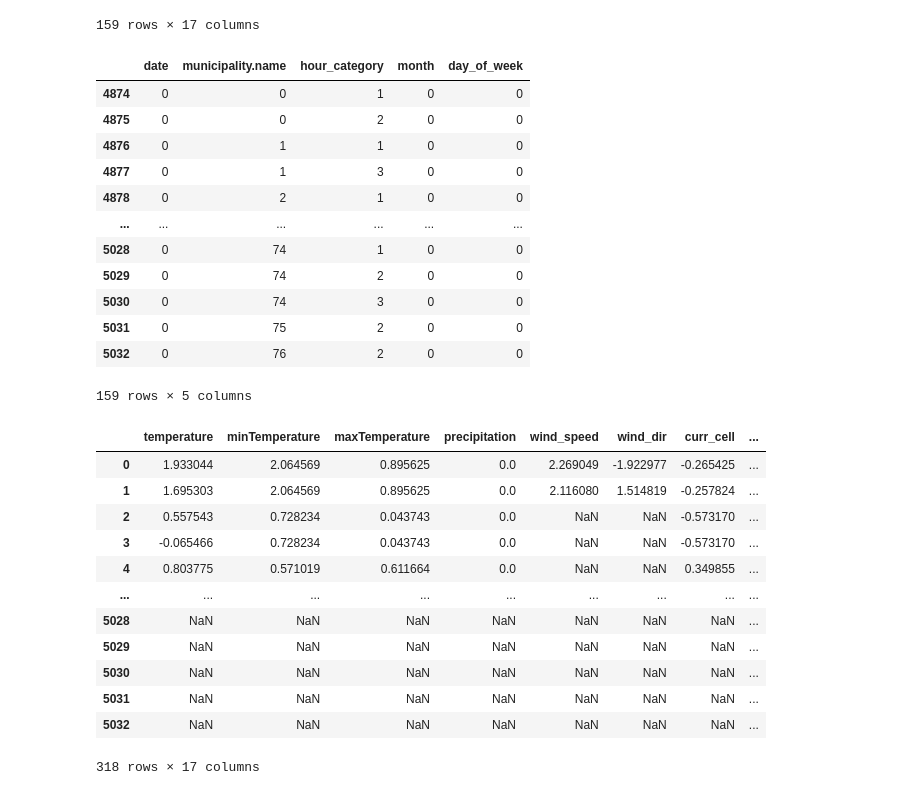
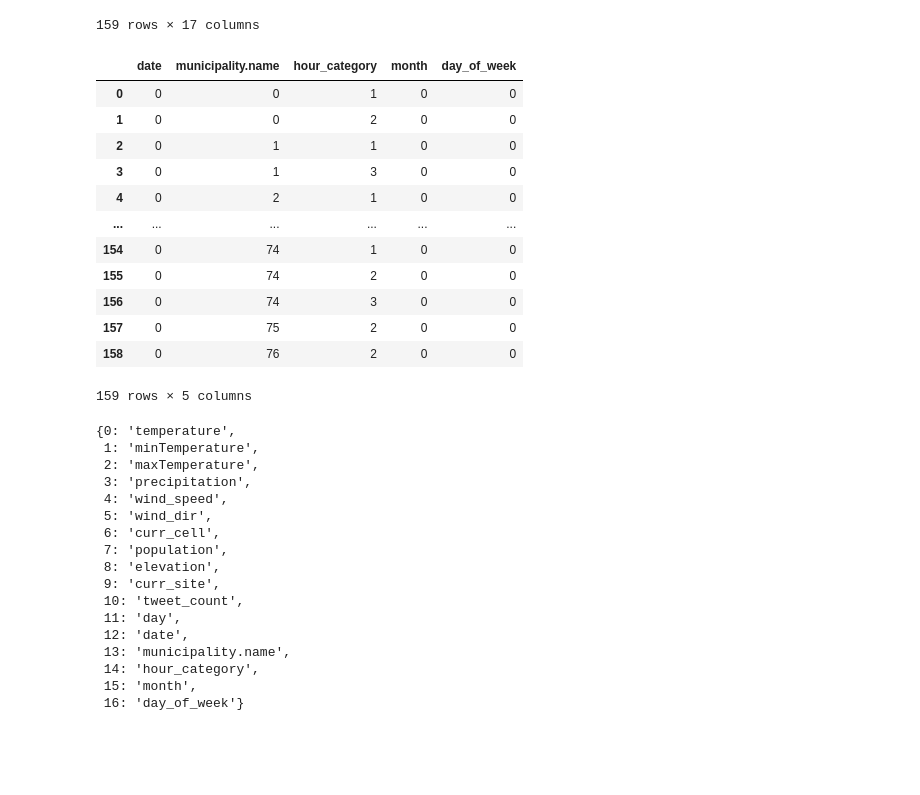
Before and after one commit to giorgiomi/social-pulse-predictor, a Jupyter notebook: notebooks/Classification.ipynb, the cells around one changed output. Saved outputs shown, nothing was run; the diff lists cells and outputs as text; code cells hidden in the pictures; blank space fills up the shorter version.

```diff
--- a/notebooks/Classification.ipynb
+++ b/notebooks/Classification.ipynb
@@ -302,19 +302,20 @@ scaled_numerical = scaler.fit_transform(X31[numerical_features])
 # %%
 scaled_numerical_df = pd.DataFrame(scaled_numerical, columns=numerical_features)
 # %%
-X31[categorical_features]
+X31[categorical_features].reset_index(drop=True)
+#scaled_numerical_df.reset_index(drop=True)
 # %% [output]
 |  | date | municipality.name | hour_category | month | day_of_week |
-| 4874 | 0 | 0 | 1 | 0 | 0 |
-| 4875 | 0 | 0 | 2 | 0 | 0 |
-| 4876 | 0 | 1 | 1 | 0 | 0 |
-| 4877 | 0 | 1 | 3 | 0 | 0 |
-| 4878 | 0 | 2 | 1 | 0 | 0 |
+| 0 | 0 | 0 | 1 | 0 | 0 |
+| 1 | 0 | 0 | 2 | 0 | 0 |
+| 2 | 0 | 1 | 1 | 0 | 0 |
+| 3 | 0 | 1 | 3 | 0 | 0 |
+| 4 | 0 | 2 | 1 | 0 | 0 |
 | ... | ... | ... | ... | ... | ... |
-| 5028 | 0 | 74 | 1 | 0 | 0 |
-| 5029 | 0 | 74 | 2 | 0 | 0 |
-| 5030 | 0 | 74 | 3 | 0 | 0 |
-| 5031 | 0 | 75 | 2 | 0 | 0 |
-| 5032 | 0 | 76 | 2 | 0 | 0 |
+| 154 | 0 | 74 | 1 | 0 | 0 |
+| 155 | 0 | 74 | 2 | 0 | 0 |
+| 156 | 0 | 74 | 3 | 0 | 0 |
+| 157 | 0 | 75 | 2 | 0 | 0 |
+| 158 | 0 | 76 | 2 | 0 | 0 |
 159 rows × 5 columns
 # %%
@@ -322,16 +323,23 @@ X31 = pd.concat([scaled_numerical_df, X31[categorical_features].astype('category
 # %%
-X31
+col_dict1 = {i: numerical_features[i] for i in range(len(numerical_features))}
+col_dict2 = {i + len(numerical_features): categorical_features[i] for i in range(len(categorical_features))}
+col_dict1.update(col_dict2)
+col_dict1
 # %% [output]
-|  | temperature | minTemperature | maxTemperature | precipitation | wind_speed | wind_dir | curr_cell | ... |
-| 0 | 1.933044 | 2.064569 | 0.895625 | 0.0 | 2.269049 | -1.922977 | -0.265425 | ... |
-| 1 | 1.695303 | 2.064569 | 0.895625 | 0.0 | 2.116080 | 1.514819 | -0.257824 | ... |
-| 2 | 0.557543 | 0.728234 | 0.043743 | 0.0 | NaN | NaN | -0.573170 | ... |
-| 3 | -0.065466 | 0.728234 | 0.043743 | 0.0 | NaN | NaN | -0.573170 | ... |
-| 4 | 0.803775 | 0.571019 | 0.611664 | 0.0 | NaN | NaN | 0.349855 | ... |
-| ... | ... | ... | ... | ... | ... | ... | ... | ... |
-| 5028 | NaN | NaN | NaN | NaN | NaN | NaN | NaN | ... |
-| 5029 | NaN | NaN | NaN | NaN | NaN | NaN | NaN | ... |
-| 5030 | NaN | NaN | NaN | NaN | NaN | NaN | NaN | ... |
-| 5031 | NaN | NaN | NaN | NaN | NaN | NaN | NaN | ... |
-| 5032 | NaN | NaN | NaN | NaN | NaN | NaN | NaN | ... |
-318 rows × 17 columns
+{0: 'temperature',
+ 1: 'minTemperature',
+ 2: 'maxTemperature',
+ 3: 'precipitation',
+ 4: 'wind_speed',
+ 5: 'wind_dir',
+ 6: 'curr_cell',
+ 7: 'population',
+ 8: 'elevation',
+ 9: 'curr_site',
+ 10: 'tweet_count',
+ 11: 'day',
+ 12: 'date',
+ 13: 'municipality.name',
+ 14: 'hour_category',
+ 15: 'month',
+ 16: 'day_of_week'}
```
Also changed, not shown: parts of 6 cells of this notebook, 2 other files.
